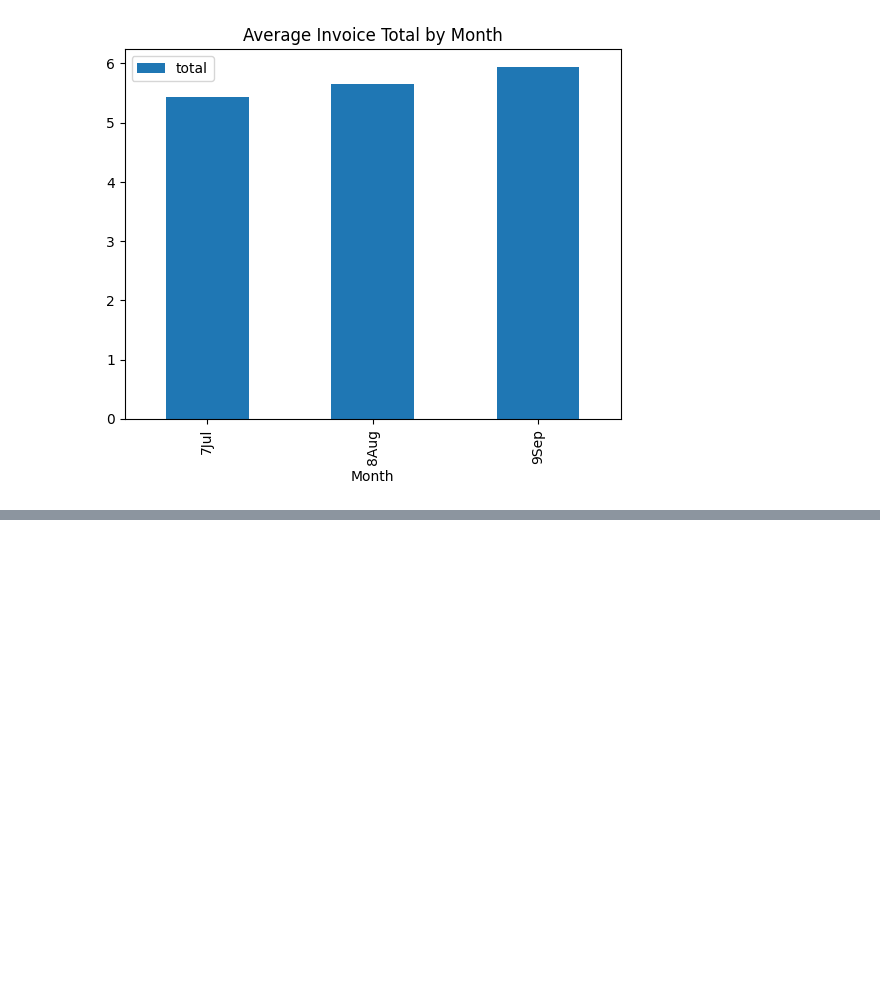
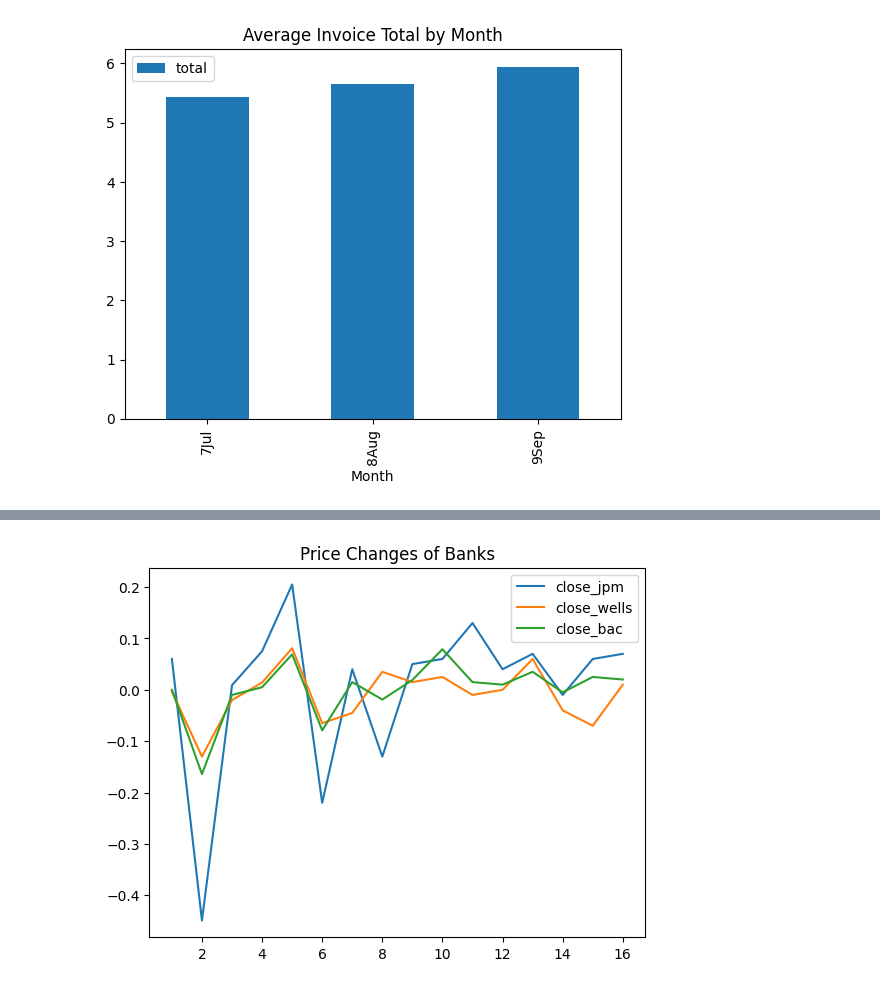
Before and after one commit to petsereypanha/python_data, a Jupyter notebook: pandas/Joining Data with pandas.ipynb, the cells around one changed output, grey strips where cells are left out. Cells and saved outputs as stored; diff of their text form; code cells hidden in the pictures; blank space fills up the shorter version.

```diff
--- a/pandas/Joining Data with pandas.ipynb
+++ b/pandas/Joining Data with pandas.ipynb
@@ -786,0 +993,25 @@ plt.show()
+# %%
+# Load the jpm, wells, and bac DataFrames
+jpm = pd.read_csv('../data/jpm.csv')
+wells = pd.read_csv('../data/wells.csv')
+bac = pd.read_csv('../data/bac.csv')
+
+# Convert date_time columns to datetime objects
+jpm['date_time'] = pd.to_datetime(jpm['date_time'])
+wells['date_time'] = pd.to_datetime(wells['date_time'])
+bac['date_time'] = pd.to_datetime(bac['date_time'])
+
+# Use merge_asof() to merge jpm and wells
+jpm_wells = pd.merge_asof(jpm, wells, on='date_time', suffixes=('', '_wells'), direction='nearest')
+
+# Use merge_asof() to merge jpm_wells and bac
+jpm_wells_bac = pd.merge_asof(jpm_wells, bac, on='date_time', suffixes=('_jpm', '_bac'), direction='nearest')
+
+# Compute price differences
+price_diffs = jpm_wells_bac.diff()
+
+# Plot the price changes using the y argument to specify columns
+price_diffs.plot(y=['close_jpm', 'close_wells', 'close_bac'], title='Price Changes of Banks')
+plt.show()
+# %% [output]
+[figure, added]
```
Also changed, not shown: parts of 39 cells of this notebook, 19 other files.
